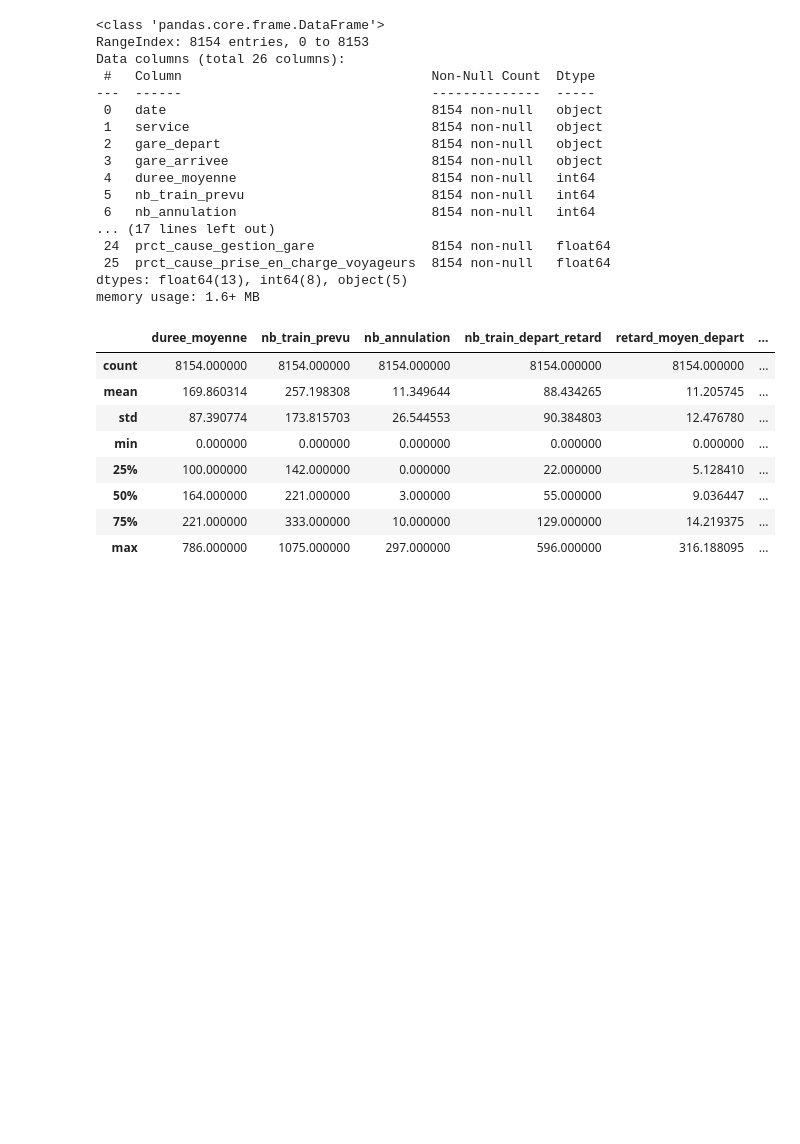
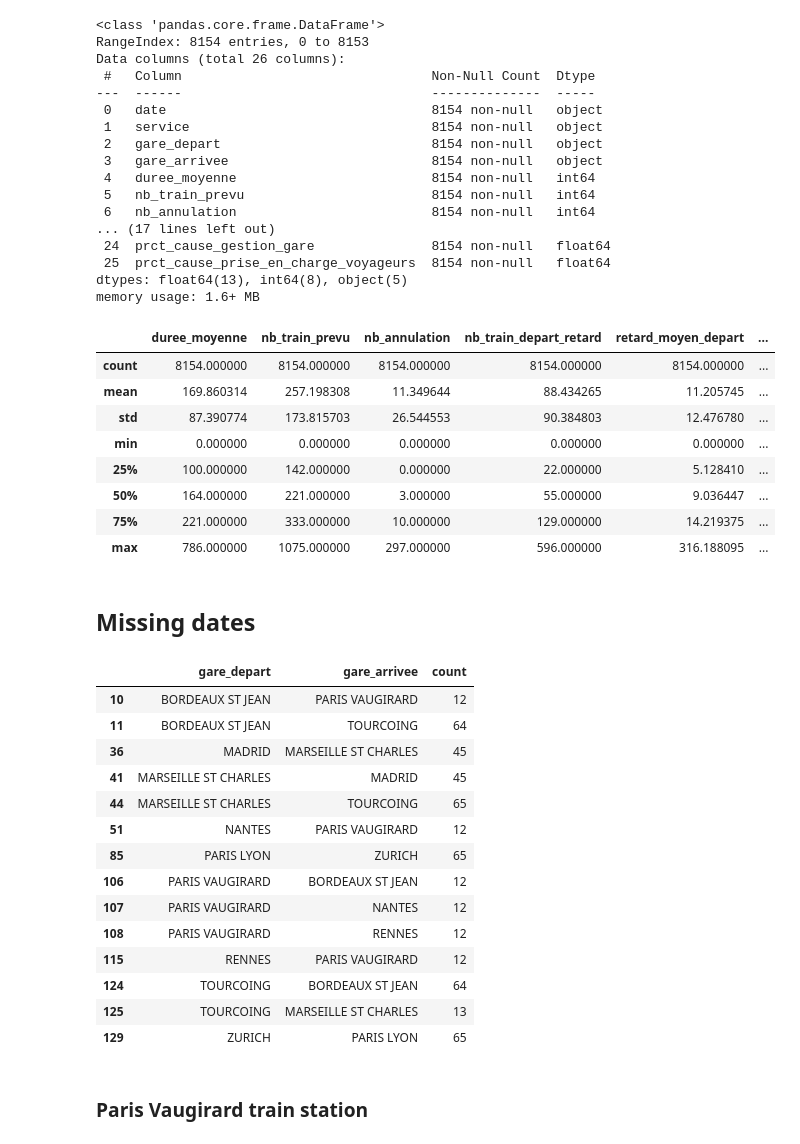
Before and after one commit to DanielRodriguezCiotti/projet-ML-CS, a Jupyter notebook: preprocessing.ipynb, the cells around one changed output. Saved outputs shown, nothing was run; the diff lists cells and outputs as text; code cells hidden in the pictures; blank space fills up the shorter version.

```diff
--- a/preprocessing.ipynb
+++ b/preprocessing.ipynb
@@ -49,3 +49,26 @@ df.describe()
 | 50% | 164.000000 | 221.000000 | 3.000000 | 55.000000 | 9.036447 | ... |
 | 75% | 221.000000 | 333.000000 | 10.000000 | 129.000000 | 14.219375 | ... |
 | max | 786.000000 | 1075.000000 | 297.000000 | 596.000000 | 316.188095 | ... |
+# %% [markdown]
+## Missing dates
+# %%
+df.groupby(['gare_depart', 'gare_arrivee']).size()
+df.groupby(['gare_depart', 'gare_arrivee']).size().reset_index(name='count').query('count < 66')
+# %% [output]
+|  | gare_depart | gare_arrivee | count |
+| 10 | BORDEAUX ST JEAN | PARIS VAUGIRARD | 12 |
+| 11 | BORDEAUX ST JEAN | TOURCOING | 64 |
+| 36 | MADRID | MARSEILLE ST CHARLES | 45 |
+| 41 | MARSEILLE ST CHARLES | MADRID | 45 |
+| 44 | MARSEILLE ST CHARLES | TOURCOING | 65 |
+| 51 | NANTES | PARIS VAUGIRARD | 12 |
+| 85 | PARIS LYON | ZURICH | 65 |
+| 106 | PARIS VAUGIRARD | BORDEAUX ST JEAN | 12 |
+| 107 | PARIS VAUGIRARD | NANTES | 12 |
+| 108 | PARIS VAUGIRARD | RENNES | 12 |
+| 115 | RENNES | PARIS VAUGIRARD | 12 |
+| 124 | TOURCOING | BORDEAUX ST JEAN | 64 |
+| 125 | TOURCOING | MARSEILLE ST CHARLES | 13 |
+| 129 | ZURICH | PARIS LYON | 65 |
+# %% [markdown]
+### Paris Vaugirard train station
```
Also changed, not shown: parts of 11 cells of this notebook.
